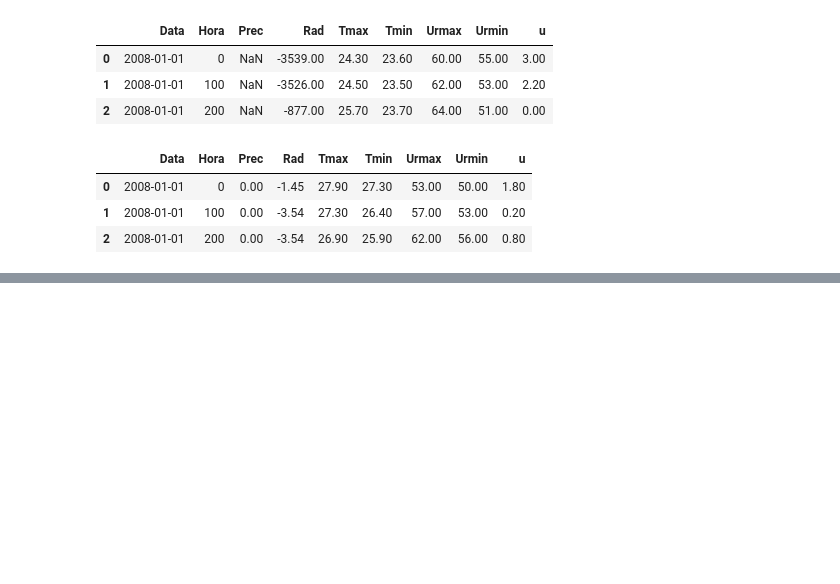
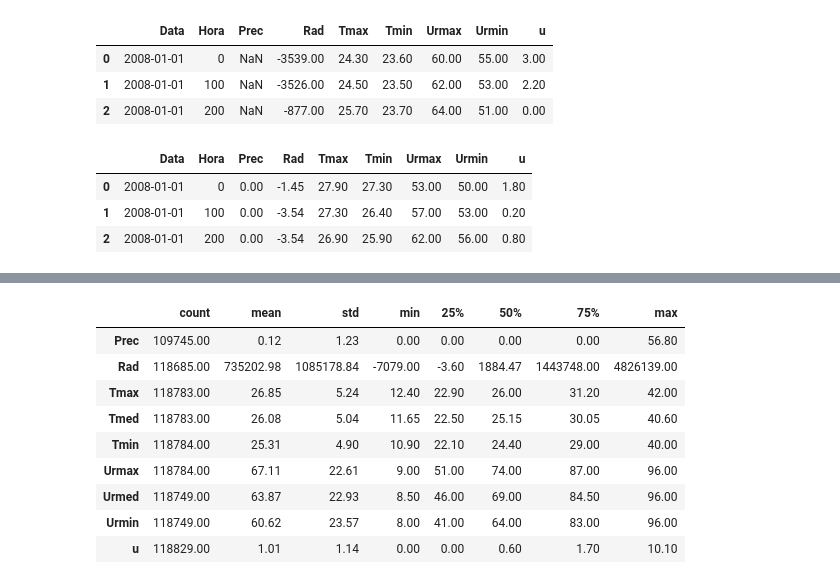
Before and after one commit to angelassilviane/esalq_dados_clima, a Jupyter notebook: main.ipynb, the cells around one changed output, grey strips where cells are left out. Cells and saved outputs as stored; diff of their text form; code cells hidden in the pictures; blank space fills up the shorter version.

```diff
--- a/main.ipynb
+++ b/main.ipynb
@@ -92,0 +153,17 @@ df_A738.head(3) # primeiras linhas
+# %%
+# Estatística dos dados:
+# 25%: 1º quartil
+# 50%: 2º quartil (mediana)
+# 75%: 3º quartil
+df_estacao[['Prec','Rad','Tmax','Tmed','Tmin','Urmax','Urmed','Urmin','u',]].describe().T
+# %% [output]
+|  | count | mean | std | min | 25% | 50% | 75% | max |
+| Prec | 109745.00 | 0.12 | 1.23 | 0.00 | 0.00 | 0.00 | 0.00 | 56.80 |
+| Rad | 118685.00 | 735202.98 | 1085178.84 | -7079.00 | -3.60 | 1884.47 | 1443748.00 | 4826139.00 |
+| Tmax | 118783.00 | 26.85 | 5.24 | 12.40 | 22.90 | 26.00 | 31.20 | 42.00 |
+| Tmed | 118783.00 | 26.08 | 5.04 | 11.65 | 22.50 | 25.15 | 30.05 | 40.60 |
+| Tmin | 118784.00 | 25.31 | 4.90 | 10.90 | 22.10 | 24.40 | 29.00 | 40.00 |
+| Urmax | 118784.00 | 67.11 | 22.61 | 9.00 | 51.00 | 74.00 | 87.00 | 96.00 |
+| Urmed | 118749.00 | 63.87 | 22.93 | 8.50 | 46.00 | 69.00 | 84.50 | 96.00 |
+| Urmin | 118749.00 | 60.62 | 23.57 | 8.00 | 41.00 | 64.00 | 83.00 | 96.00 |
+| u | 118829.00 | 1.01 | 1.14 | 0.00 | 0.00 | 0.60 | 1.70 | 10.10 |
```
Also changed, not shown: parts of 21 cells of this notebook, 2 other files.
